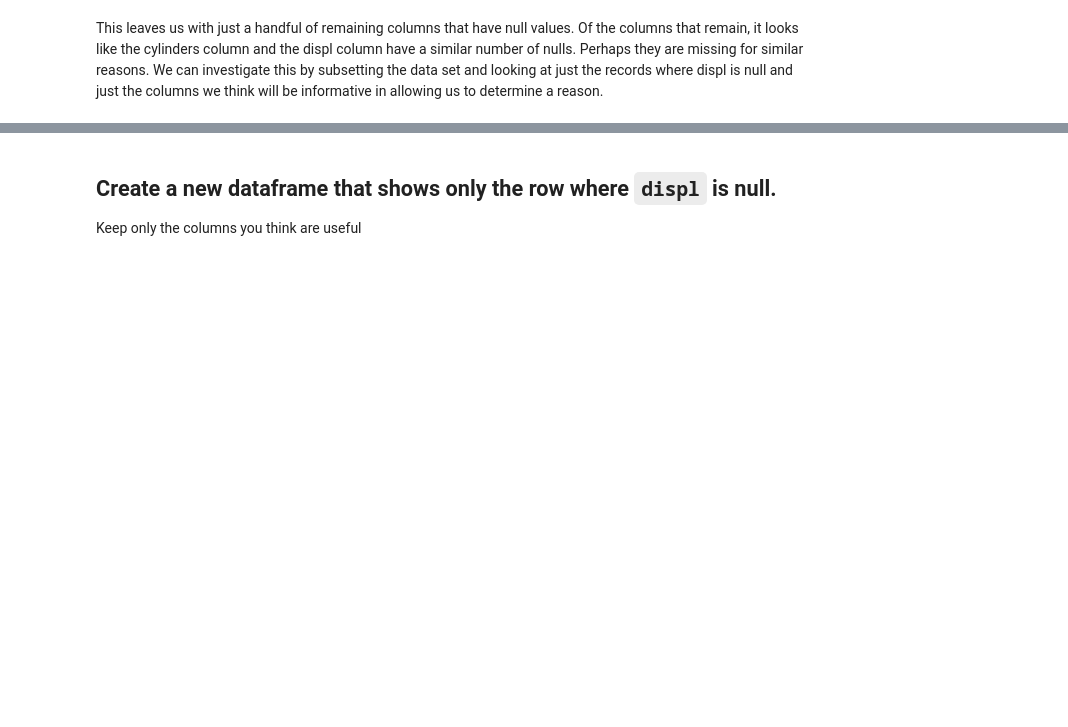
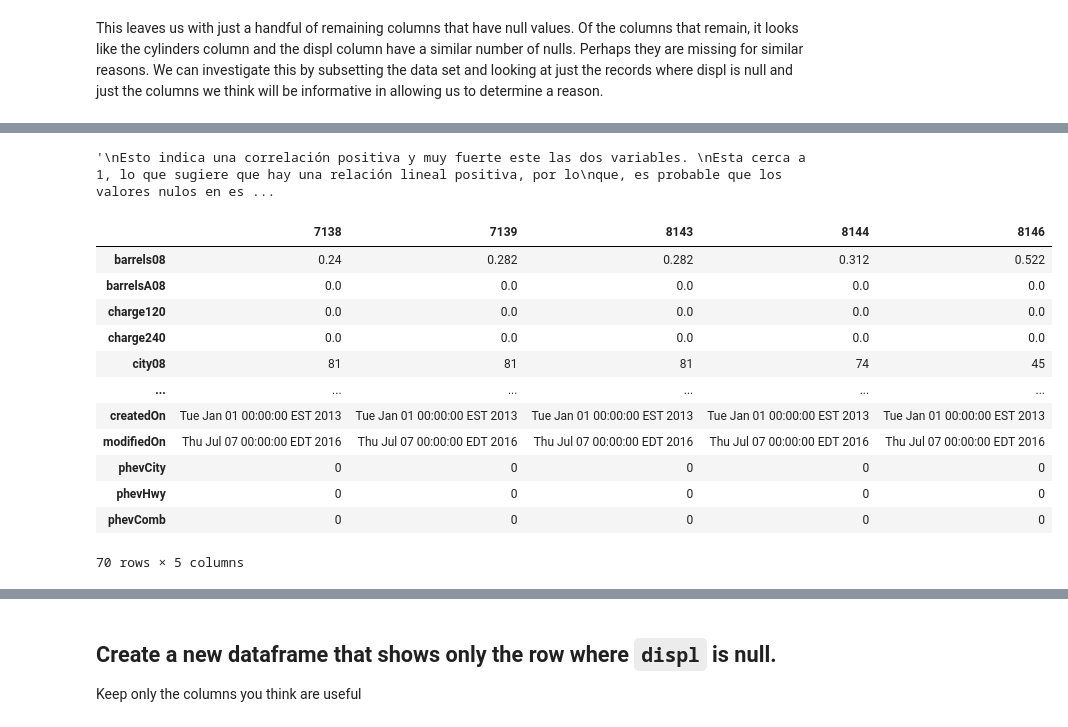
Before and after one commit to Ironhack-Data-Madrid-Octubre-2023/2.4-lab_data_cleaning, a Jupyter notebook: your-code/main.ipynb, the cells around one changed output, grey strips where cells are left out. Drawn from its saved outputs; the diff is of its cells as text; code cells hidden in the pictures; blank space fills up the shorter version.

```diff
--- a/your-code/main.ipynb
+++ b/your-code/main.ipynb
@@ -171,0 +234,29 @@ This leaves us with just a handful of remaining columns that have null values. O
+# %%
+#calculo la correlación
+correlacion=data['cylinders'].corr(data['displ'])
+correlacion
+
+'''
+Esto indica una correlación positiva y muy fuerte este las dos variables.
+Esta cerca a 1, lo que sugiere que hay una relación lineal positiva, por lo
+que, es probable que los valores nulos en estas dos columnas cestén relacionados.
+'''
+# %% [output]
+'\nEsto indica una correlación positiva y muy fuerte este las dos variables. \nEsta cerca a 1, lo que sugiere que hay una relación lineal positiva, por lo\nque, es probable que los valores nulos en es ...
+# %%
+null_valores_subset= data[data['cylinders'].isnull() & data['displ'].isnull()]
+null_valores_subset.head().T
+# %% [output]
+|  | 7138 | 7139 | 8143 | 8144 | 8146 |
+| barrels08 | 0.24 | 0.282 | 0.282 | 0.312 | 0.522 |
+| barrelsA08 | 0.0 | 0.0 | 0.0 | 0.0 | 0.0 |
+| charge120 | 0.0 | 0.0 | 0.0 | 0.0 | 0.0 |
+| charge240 | 0.0 | 0.0 | 0.0 | 0.0 | 0.0 |
+| city08 | 81 | 81 | 81 | 74 | 45 |
+| ... | ... | ... | ... | ... | ... |
+| createdOn | Tue Jan 01 00:00:00 EST 2013 | Tue Jan 01 00:00:00 EST 2013 | Tue Jan 01 00:00:00 EST 2013 | Tue Jan 01 00:00:00 EST 2013 | Tue Jan 01 00:00:00 EST 2013 |
+| modifiedOn | Thu Jul 07 00:00:00 EDT 2016 | Thu Jul 07 00:00:00 EDT 2016 | Thu Jul 07 00:00:00 EDT 2016 | Thu Jul 07 00:00:00 EDT 2016 | Thu Jul 07 00:00:00 EDT 2016 |
+| phevCity | 0 | 0 | 0 | 0 | 0 |
+| phevHwy | 0 | 0 | 0 | 0 | 0 |
+| phevComb | 0 | 0 | 0 | 0 | 0 |
+70 rows × 5 columns
```
Also changed, not shown: parts of 22 cells of this notebook.
